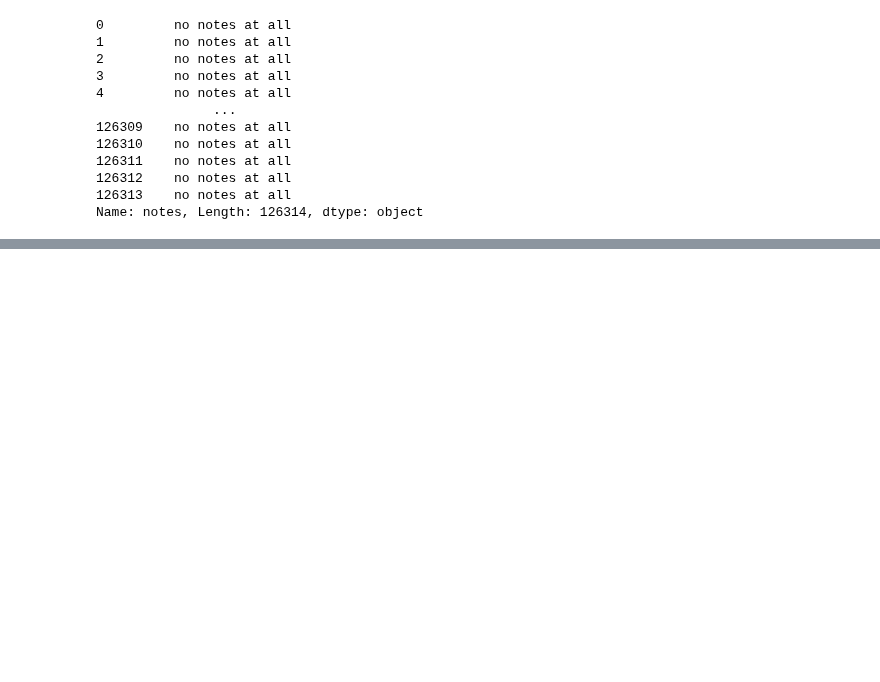
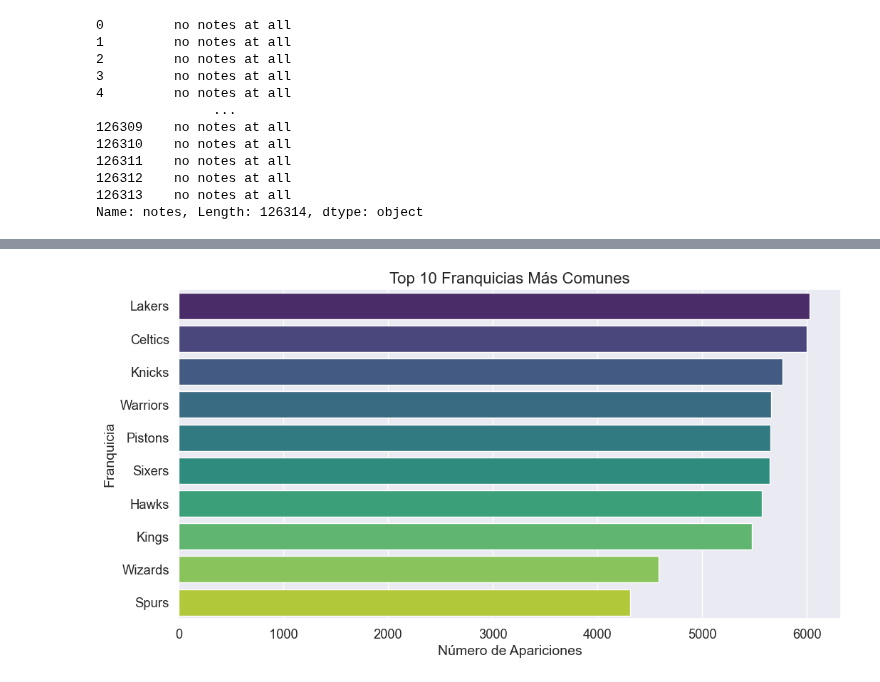
Before and after one commit to jorgeav527/py-fundamentals-ds, a Jupyter notebook: capitulo-4/Lab6_Exploracion.ipynb, the cells around one changed output, grey strips where cells are left out. Cells and saved outputs as stored; diff of their text form; code cells hidden in the pictures; blank space fills up the shorter version.

```diff
--- a/capitulo-4/Lab6_Exploracion.ipynb
+++ b/capitulo-4/Lab6_Exploracion.ipynb
@@ -390,0 +405,27 @@ nba[
+# %%
+#bar plot
+# Obtener las 10 franquicias más comunes
+top_franquicias = nba["fran_id"].value_counts().head(10)
+
+# Configuración de estilo de Seaborn
+sns.set(style="whitegrid")
+
+# Configuración del tamaño del gráfico y de la fuente
+plt.figure(figsize=(12, 6))
+sns.set(font_scale=1.2)
+
+# Gráfico de barras horizontal para las franquicias más comunes
+sns.barplot(x=top_franquicias.values, y=top_franquicias.index, hue=top_franquicias.index, palette="viridis", legend=False)
+
+# Añadir títulos y etiquetas
+plt.title('Top 10 Franquicias Más Comunes', fontsize=16)
+plt.xlabel('Número de Apariciones', fontsize=14)
+plt.ylabel('Franquicia', fontsize=14)
+
+# Ajustes adicionales si es necesario
+plt.xticks(rotation=0)
+
+# Mostrar el gráfico
+plt.show()
+# %% [output]
+[figure, added]
```
Also changed, not shown: parts of 14 cells of this notebook, 1 other file.
